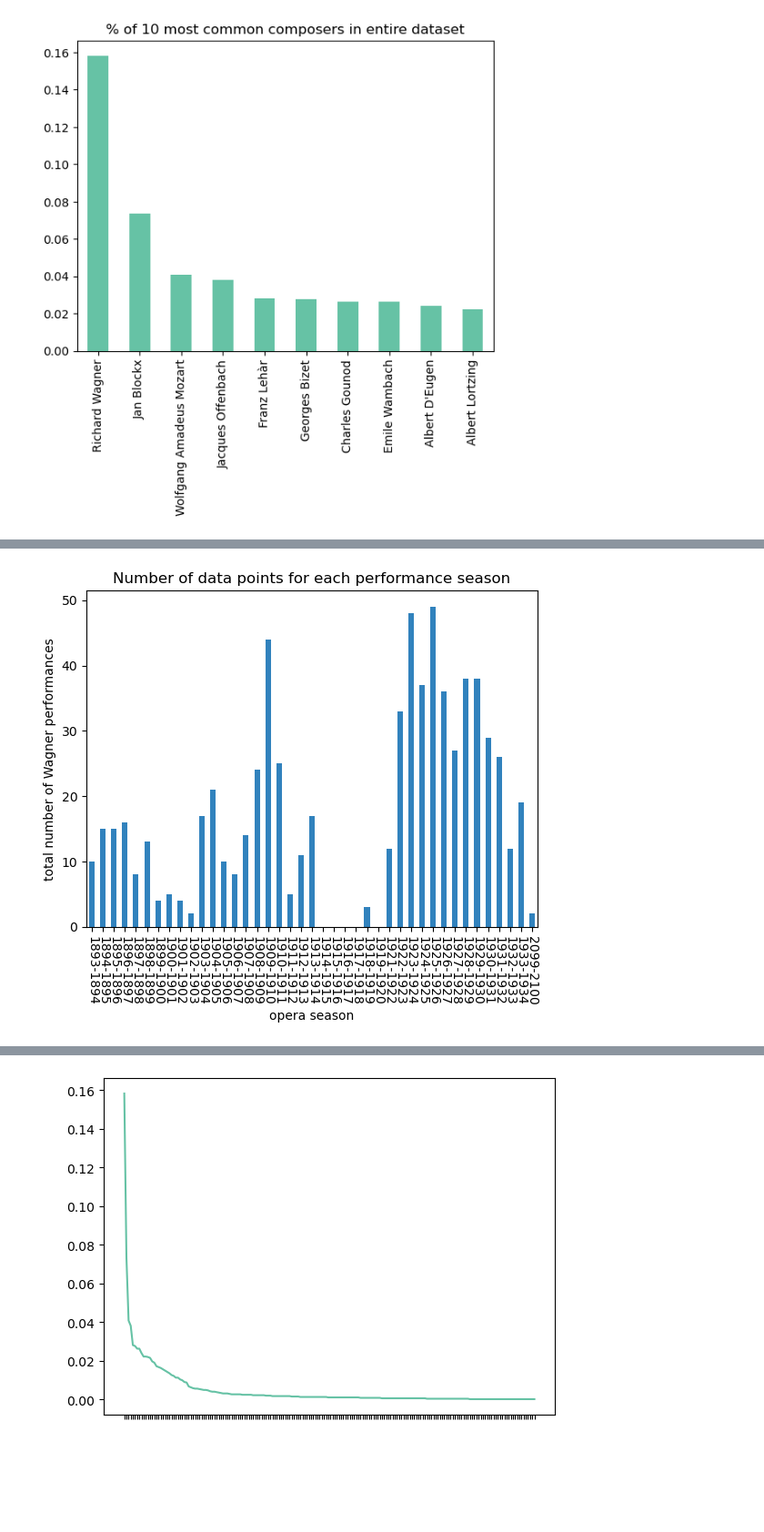
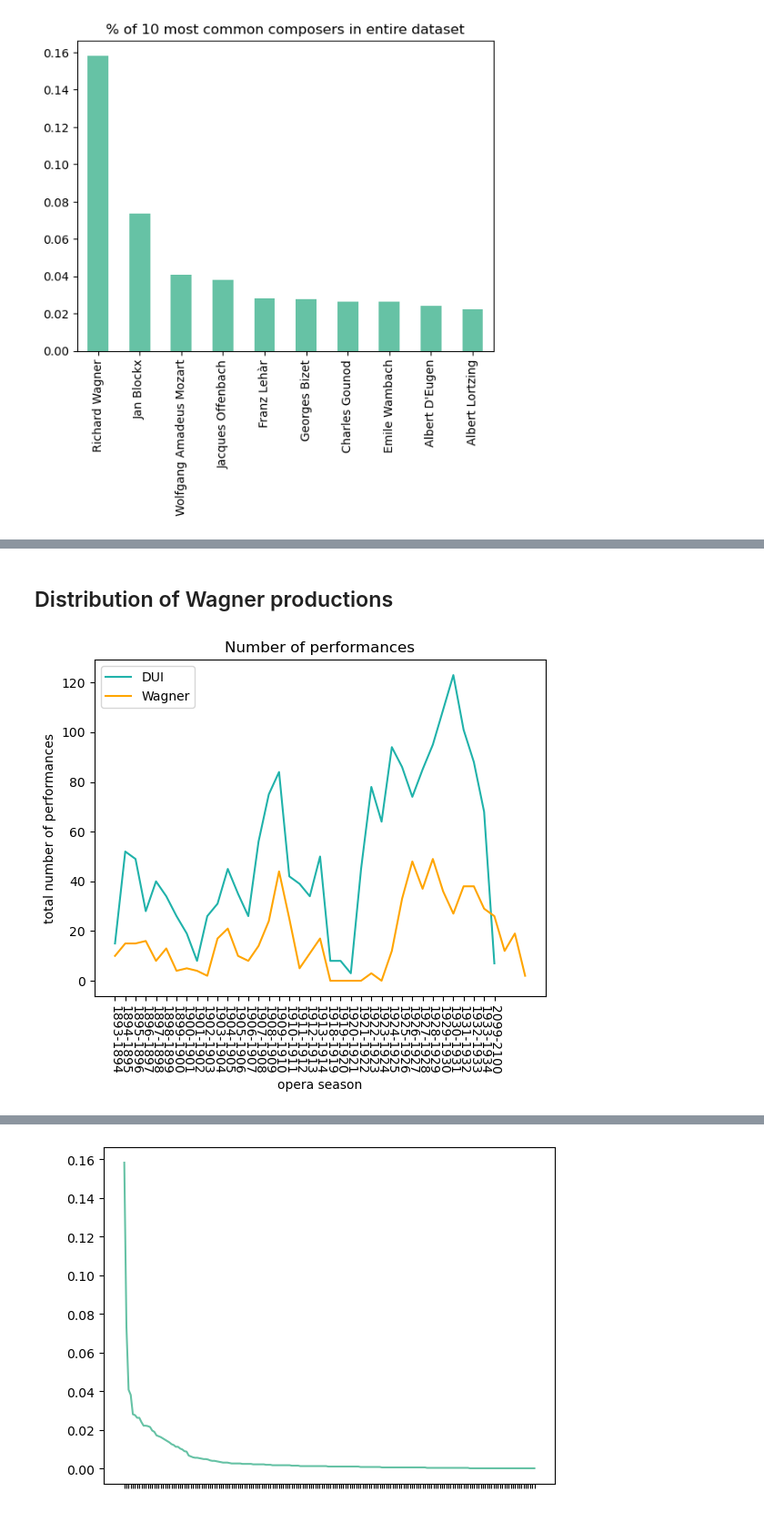
Before and after one commit to MonaDT/OPERA, a Jupyter notebook: notebooks/Data_exploration.ipynb, the cells around one changed output, grey strips where cells are left out. Shown at 91% size. Cells and saved outputs as stored; diff of their text form; code cells hidden in the pictures; blank space fills up the shorter version.

Commit message:
Wagner plots

```diff
--- a/notebooks/Data_exploration.ipynb
+++ b/notebooks/Data_exploration.ipynb
@@ -76,26 +51,47 @@ plt.show()
+# %% [markdown]
+## Distribution of Wagner productions
 # %%
+import matplotlib.pyplot as plt
+
+# Create a figure and axes object
+fig, ax = plt.subplots()
+
+DUI = df[df["Original language"] == 'DUI']
+counts1 = DUI['Season'].value_counts().sort_index(axis=0)
+
+# Sorting the index to ensure correct order of data points in the line plot
+counts1 = counts1.sort_index()
+
+# Plotting the first line chart
+counts1.plot(kind='line', color='lightseagreen', ax=ax, label='DUI')
+
 wagner = df[df["Composer"] == 'Richard Wagner']
-counts = wagner['Season'].value_counts().sort_index(axis=0)
+counts2 = wagner['Season'].value_counts().sort_index(axis=0)
 
 # Adding a row for the missing season with a value of zero
-counts.loc['1914-1915'] = 0
-counts.loc['1915-1916'] = 0
-counts.loc['1916-1917'] = 0
-counts.loc['1917-1918'] = 0
-counts.loc['1919-1920'] = 0
+counts2.loc['1914-1915'] = 0
+counts2.loc['1915-1916'] = 0
+counts2.loc['1916-1917'] = 0
+counts2.loc['1917-1918'] = 0
+counts2.loc['1919-1920'] = 0
 
-# Sorting the index to ensure correct order of bars in the plot
-counts = counts.sort_index()
+# Sorting the index to ensure correct order of data points in the line plot
+counts2 = counts2.sort_index()
 
-# Plotting the bar chart with an additional bar for the missing season
-counts.plot(kind='bar', colormap='tab20c')
+# Plotting the second line chart
+counts2.plot(kind='line', color='orange', ax=ax, label='Wagner')
 
 # Add labels and title to the plot
-plt.xlabel('opera season')
-plt.ylabel('total number of Wagner performances')
-plt.xticks(rotation=-90)
-plt.title('Number of data points for each performance season')
+ax.set_xlabel('opera season')
+ax.set_ylabel('total number of performances')
+ax.set_xticks(range(len(counts1.index)))
+ax.set_xticklabels(counts1.index,  rotation = -90)
+ax.set_title('Number of performances')
 
+# Display the legend
+ax.legend()
+
+# Show the plot
 plt.show()
 # %% [output]
-[figure, old version]
+[figure, new version]
```
Also changed, not shown: parts of 31 cells of this notebook, 2 other files.
